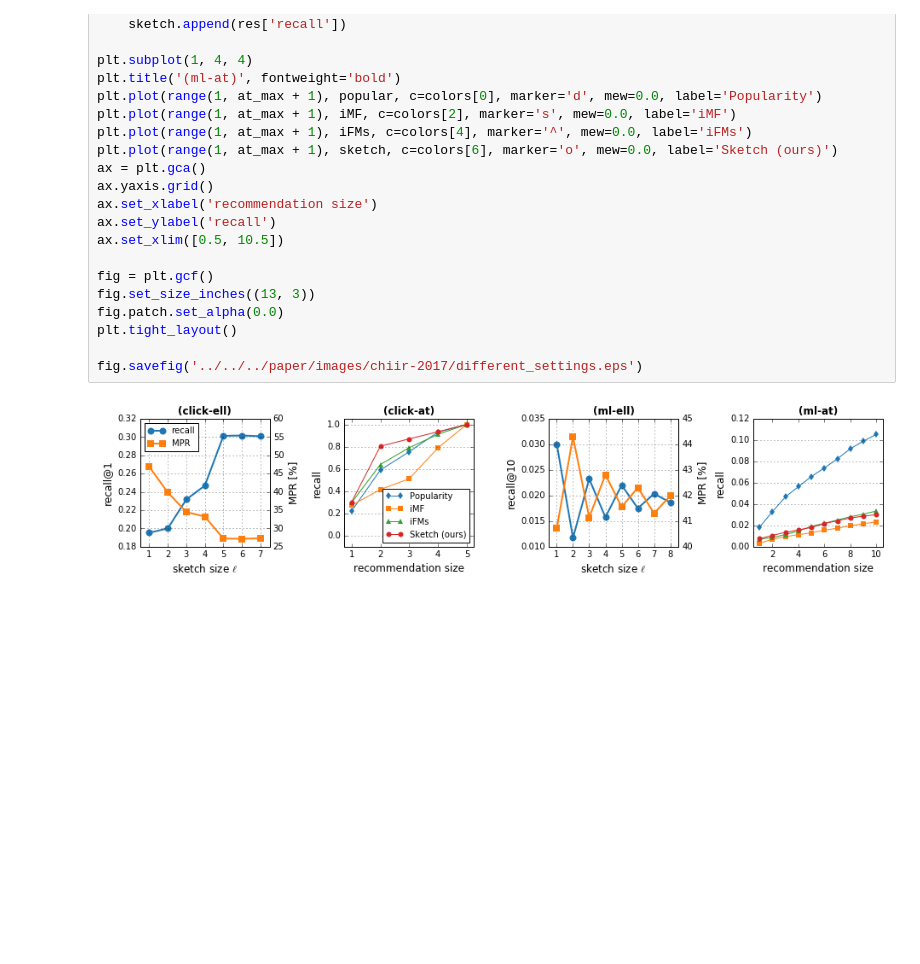
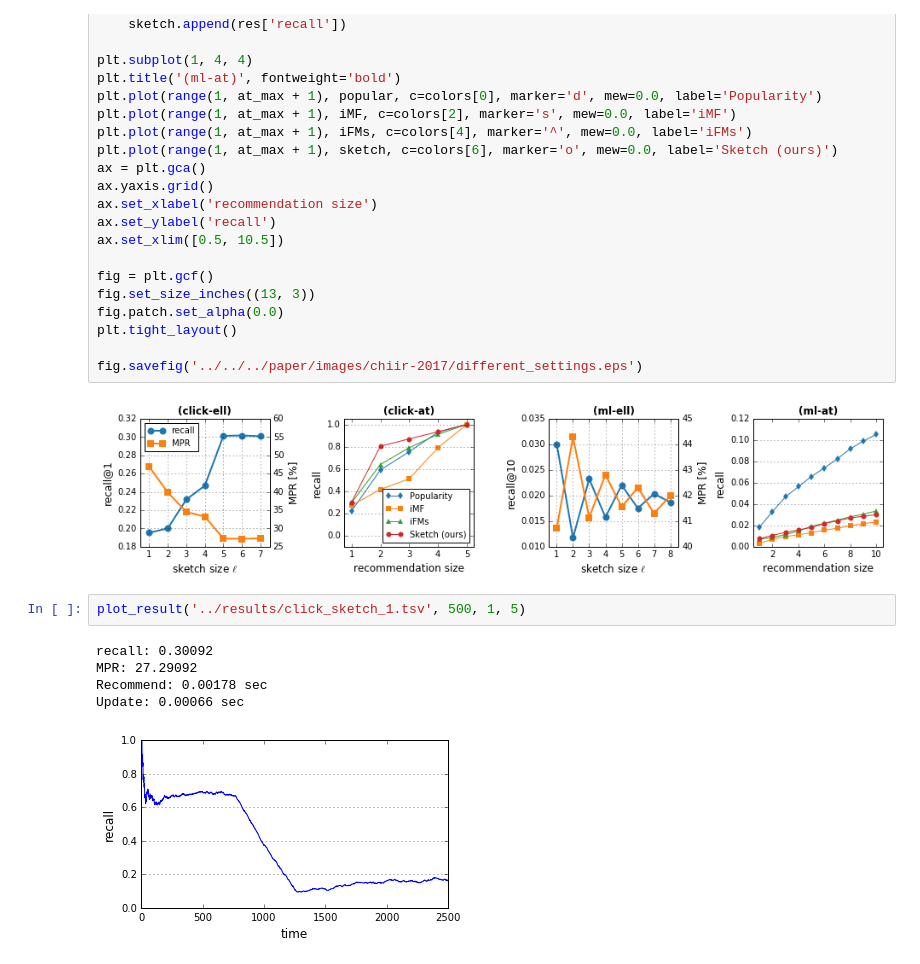
Before and after one commit to takuti/stream-recommender, a Jupyter notebook: notebook/paper-sketch.ipynb, the cells around one changed output. Drawn from its saved outputs; the diff is of its cells as text; blank space fills up the shorter version.

```diff
--- a/notebook/paper-sketch.ipynb
+++ b/notebook/paper-sketch.ipynb
@@ -569,3 +569,11 @@ plt.tight_layout()
 fig.savefig('../../../paper/images/chiir-2017/different_settings.eps')
 # %% [output]
 [figure]
+# %%
+plot_result('../results/click_sketch_1.tsv', 500, 1, 5)
+# %% [output]
+recall: 0.30092
+MPR: 27.29092
+Recommend: 0.00178 sec
+Update: 0.00066 sec
+[figure, added]
```
Also changed, not shown: parts of 6 cells of this notebook.
